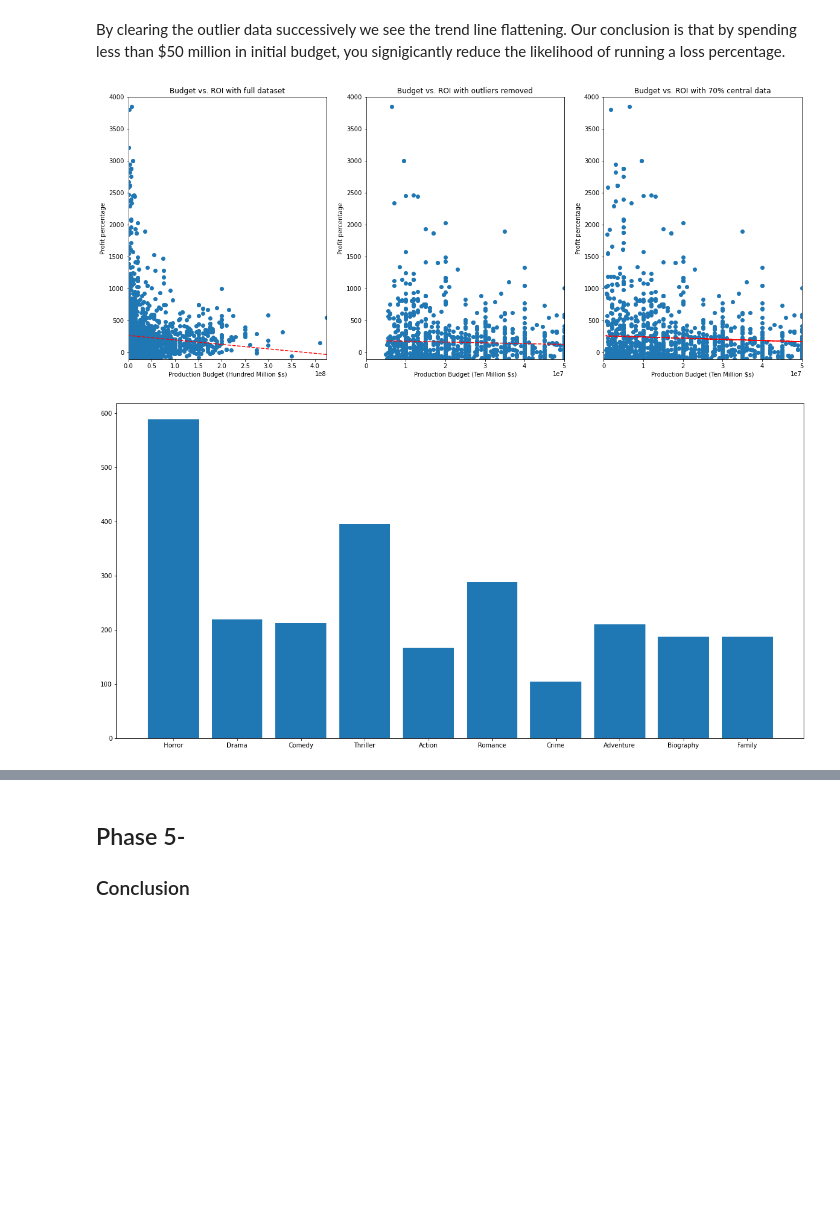
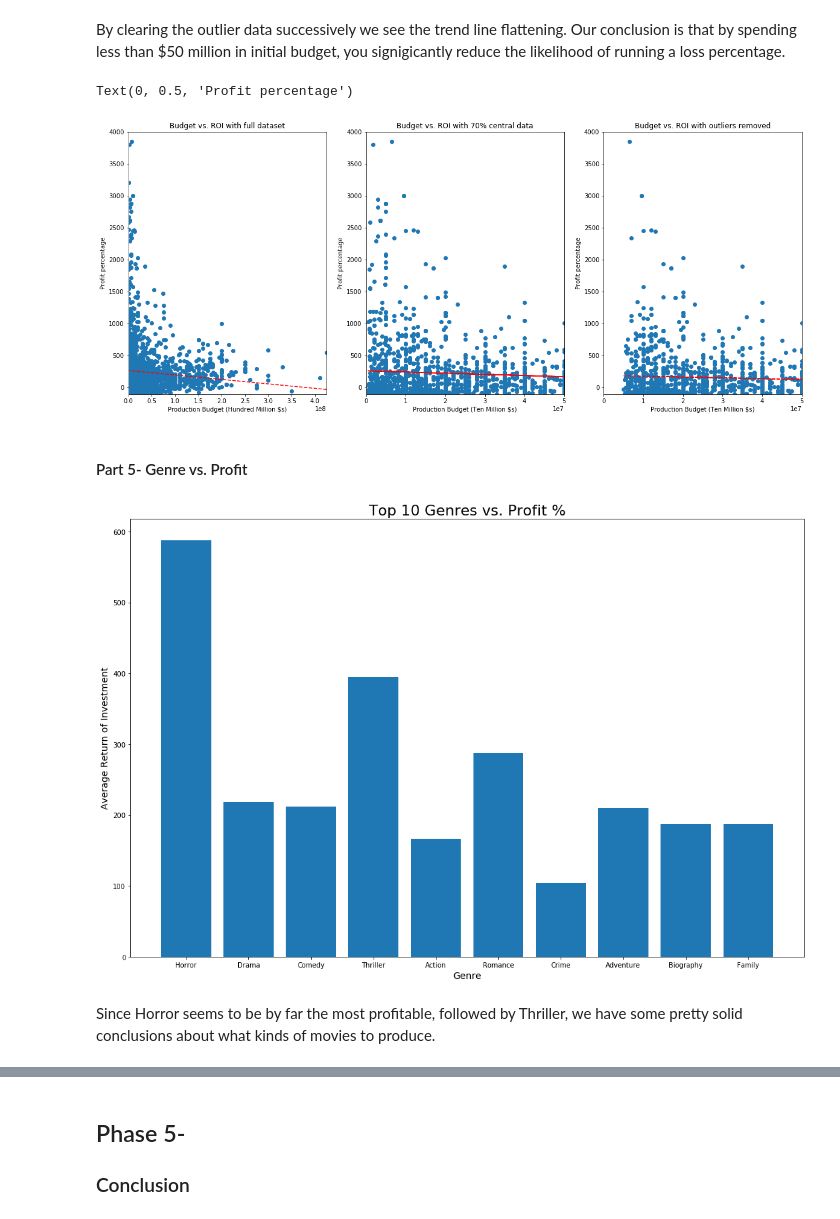
Before and after one commit to bagnine/moviedata, a Jupyter notebook: moviedata.ipynb, the cells around one changed output, grey strips where cells are left out. Drawn from its saved outputs; the diff is of its cells as text; code cells hidden in the pictures; blank space fills up the shorter version.

```diff
--- a/moviedata.ipynb
+++ b/moviedata.ipynb
@@ -329,8 +335,8 @@ By clearing the outlier data successively we see the trend line flattening. Our
 budget_fig = plt.figure(figsize= (20, 8))
 
 ax = budget_fig.add_subplot(131)
-ax1 = budget_fig.add_subplot(133)
-ax2 = budget_fig.add_subplot(132)
+ax1 = budget_fig.add_subplot(132)
+ax2 = budget_fig.add_subplot(133)
 
 z = np.polyfit(maindf.production_budget, maindf.profit_percentage, 1)
 z1= np.polyfit(maindf_1.production_budget, maindf_1.profit_percentage, 1)
@@ -364,9 +370,12 @@ ax.set_ylabel('Profit percentage')
 ax1.set_xlabel('Production Budget (Ten Million $s)')
 ax1.set_ylabel('Profit percentage')
 ax2.set_xlabel('Production Budget (Ten Million $s)')
-ax2.set_ylabel('Profit percentage');
+ax2.set_ylabel('Profit percentage')
 # %% [output]
+Text(0, 0.5, 'Profit percentage')
-[figure, old version]
+[figure, new version]
+# %% [markdown]
+#### Part 5- Genre vs. Profit
 # %%
 #Creating new column as a 'Genre Indicator and calculating avg mean profit % and ratings'
 maindf['isHorror'] = maindf['genres'].apply(lambda x: "Horror" in x).astype(int)
@@ -389,36 +398,40 @@ maindf_crime = maindf[maindf['isCrime']!=0]
 maindf_adventure = maindf[maindf['isAdventure']!=0]
 maindf_biography = maindf[maindf['isBiography']!=0]
 maindf_family = maindf[maindf['isFamily']!=0]
 horror_profitavg = (maindf_horror['profit_percentage'].mean())
 drama_profitavg = (maindf_drama['profit_percentage'].mean())
 comedy_profitavg = (maindf_comedy['profit_percentage'].mean())
 thriller_profitavg = (maindf_thriller['profit_percentage'].mean())
 action_profitavg = maindf_action['profit_percentage'].mean()
 romance_profitavg = maindf_romance['profit_percentage'].mean()
 crime_profitavg = maindf_crime['profit_percentage'].mean()
 adventure_profitavg = maindf_adventure['profit_percentage'].mean()
 biography_profitavg = maindf_biography['profit_percentage'].mean()
 family_profitavg = maindf_family['profit_percentage'].mean()
 horror_ratingavg = (maindf_horror['averagerating'].mean())
 drama_ratingavg = (maindf_drama['averagerating'].mean())
 comedy_ratingavg = (maindf_comedy['averagerating'].mean())
 thriller_ratingavg = (maindf_thriller['averagerating'].mean())
 action_ratingavg = maindf_action['averagerating'].mean()
 romance_ratingavg = maindf_romance['averagerating'].mean()
 crime_ratingavg = maindf_crime['averagerating'].mean()
 adventure_ratingavg = maindf_adventure['averagerating'].mean()
 biography_ratingavg = maindf_biography['averagerating'].mean()
 family_ratingavg = maindf_family['averagerating'].mean()
 
 #Charting Genre vs. Profit % to see which Genre is most profitable
 X = ['Horror','Drama','Comedy','Thriller','Action','Romance','Crime','Adventure','Biography','Family']
 Y = [horror_profitavg,drama_profitavg,comedy_profitavg,thriller_profitavg,action_profitavg,romance_profitavg,crime_profitavg,adventure_profitavg,biography_profitavg,family_profitavg]
-plt.figure(figsize=(20,10))
+fig, ax = plt.subplots(figsize=(18,12))
 plt.bar(X, Y)
-plt.title("Genre vs. Profit %")
+ax.set_title("Top 10 Genres vs. Profit %", fontsize=22)
+ax.set_xlabel('Genre', fontsize = 14)
+ax.set_ylabel('Average Return of Investment', fontsize = 14)
 plt.show()
 # %% [output]
-[figure, old version]
+[figure, new version]
+# %% [markdown]
+Since Horror seems to be by far the most profitable, followed by Thriller, we have some pretty solid conclusions about what kinds of movies to produce.
 # %%
 #Charting Genre vs. Rating to see which Genre receives highest ratings
 X = ['Horror','Drama','Comedy','Thriller','Action','Romance','Crime','Adventure','Biography','Family']
```
Also changed, not shown: parts of 13 cells of this notebook.
